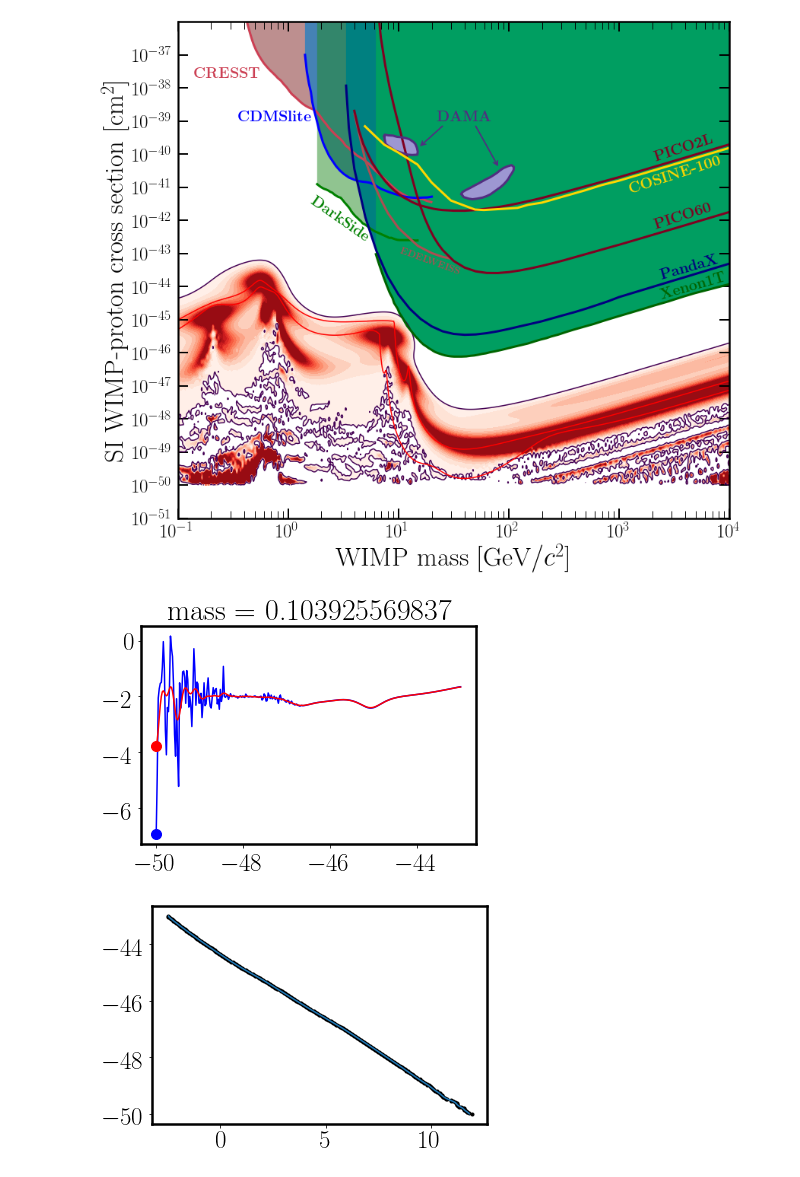
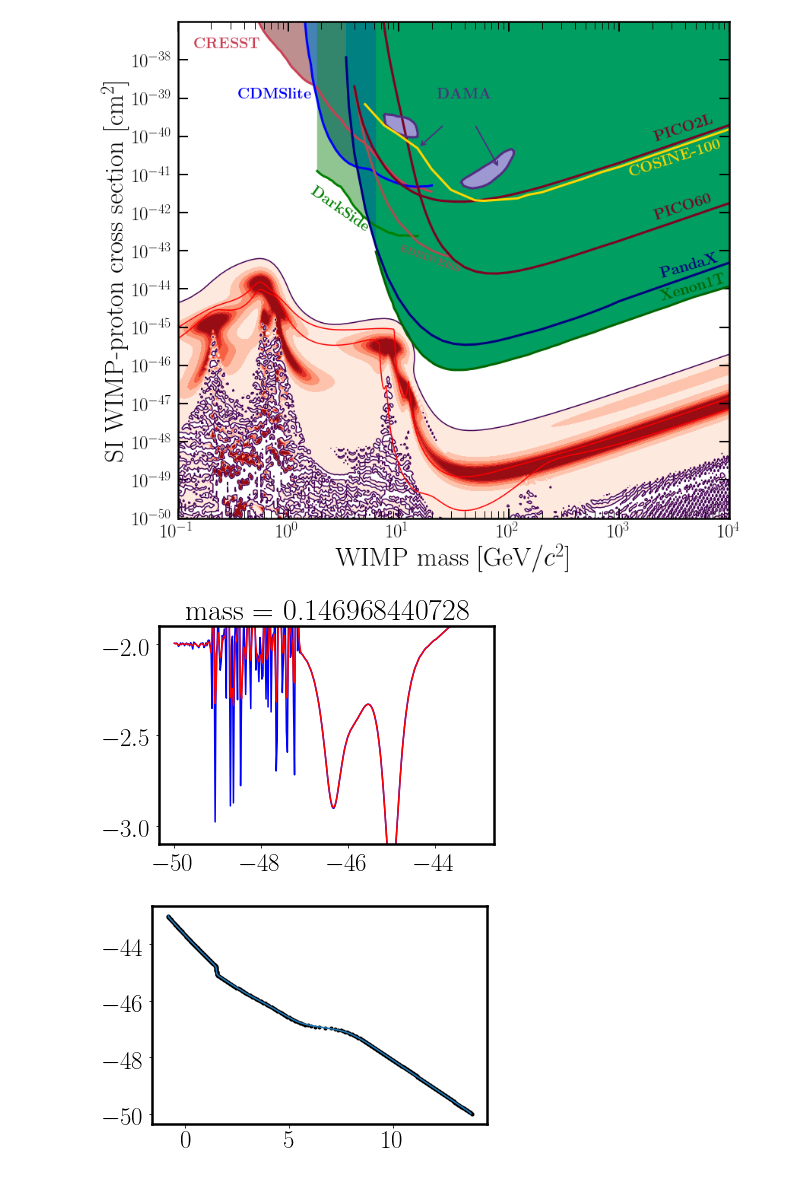
Before and after one commit to cajohare/CYGNUS, a Jupyter notebook: python/Plot_NuWall.ipynb, the cells around one changed output. Cells and saved outputs as stored; diff of their text form; code cells hidden in the pictures.

```diff
--- a/python/Plot_NuWall.ipynb
+++ b/python/Plot_NuWall.ipynb
@@ -29,13 +29,13 @@ n = size(m)
 Ex = flipud(transpose((data[1:,1:])))
 DY = zeros(shape=shape(Ex))
 for j in range(0,n):
-    #y = log10(Ex[:,j])
-    y = gaussian_filter1d(log10(Ex[:,j]),sigma=3)
-    dy = gradient(y)
-    dy[isnan(dy)] = 0.0
-    dy[abs(dy)==inf] = 0.0
-    DY[:,j] = gradient(y,log10(sig[2])-log10(sig[1]))
-plt.contourf(m,sig,DY,300,vmin=-3.0,vmax=-2.0,cmap=my_cmap)
+    y = log10(Ex[:,j])
+    #y = gaussian_filter1d(y,sigma=3)
+    dy = gradient(y,log10(sig[2])-log10(sig[1]))
+    dy = gaussian_filter1d(gaussian_filter1d(dy,1),1)
+    DY[:,j] = dy
+#DY[DY>-2.0] = -2.0
+plt.contourf(m,sig,DY,300,vmin=-3.5,vmax=-2.0,cmap=my_cmap)
 plt.contour(m,sig,DY,levels=[-2.0])
 
 nu_F = loadtxt("../data/WIMPLimits/SI/nufloor-F.txt")
@@ -45,8 +45,8 @@ plt.plot(nu_F[:,0],nu_F[:,1],'r-')
 
 xmin = 0.1
 xmax = 1.0e4
-ymax = 1.0e-36
-ymin = 1.0e-51
+ymax = 1.0e-37
+ymin = 1.0e-50
 plt.xlim([xmin,xmax])
 plt.ylim([ymin,ymax])
 plt.yscale('log')
@@ -124,29 +124,29 @@ ax.tick_params(which='major',direction='in',width=2,length=13,right=True,top=Tru
 ax.tick_params(which='minor',direction='in',width=1,length=10,right=True,top=True)
 plt.show()
 # %% [output]
-[figure, old version]
+[figure, new version]
 # %%
 # Single mass
-i = 1
+i = 10
 y = log10(Ex[:,i])
 x = log10(sig)
 dy = gradient(y,x[2]-x[1])
 dy[isnan(dy)] = 0.0
 plt.plot(x,dy,'b-')
 plt.plot(x[argmin(dy)],amin(dy),'b.',markersize=20)
 
 #dy = savgol_filter(dy,25,3)
-dy = gaussian_filter1d(dy, sigma=3)
+dy = gaussian_filter1d(dy, sigma=1)
 dy[isnan(dy)] = 0.0
 dy[abs(dy)==inf] = 0.0
 plt.plot(x,dy,'r-')
 plt.plot(x[argmin(dy)],amin(dy),'r.',markersize=20)
 
 plt.title('mass = '+str(m[i]))
-
+plt.ylim([-3.1,-1.9])
 plt.show()
 # %% [output]
-[figure, old version]
+[figure, new version]
 # %%
 from scipy.ndimage.filters import gaussian_filter1d
 
@@ -155,5 +155,5 @@ plt.plot(y,x,'k.')
 plt.plot(ysmoothed,x)
 plt.show()
 # %% [output]
-[figure, old version]
+[figure, new version]
 # %%
```
Also changed, not shown: parts of 3 cells of this notebook, 15 other files.
